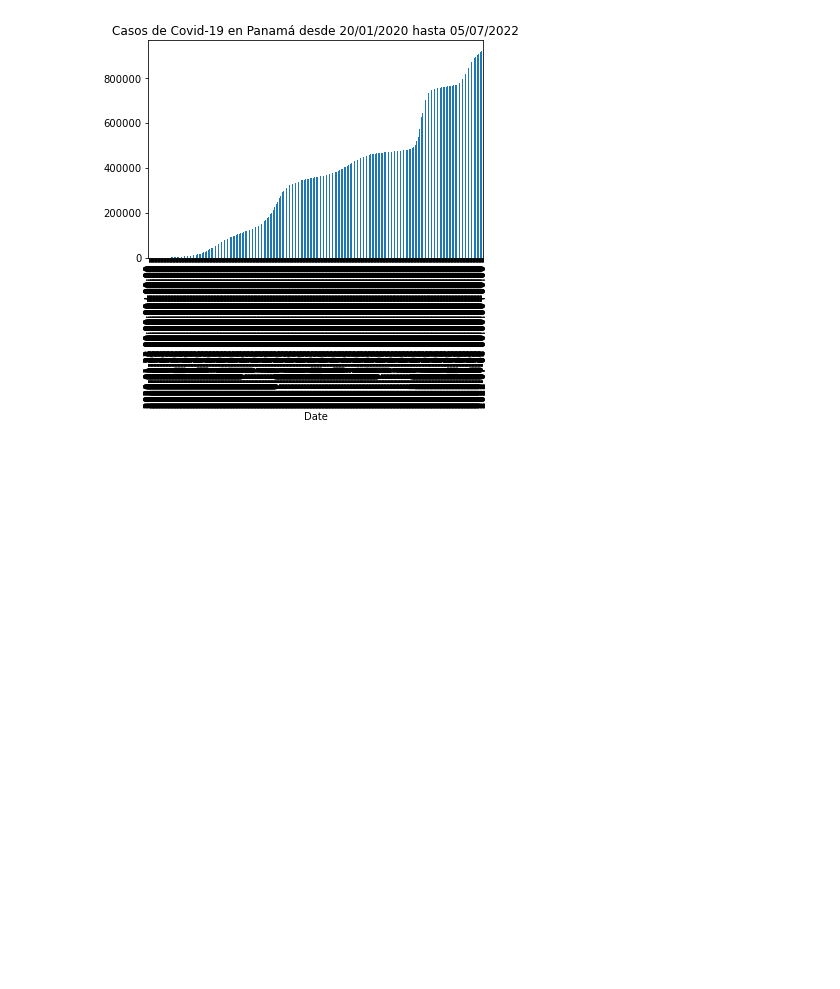
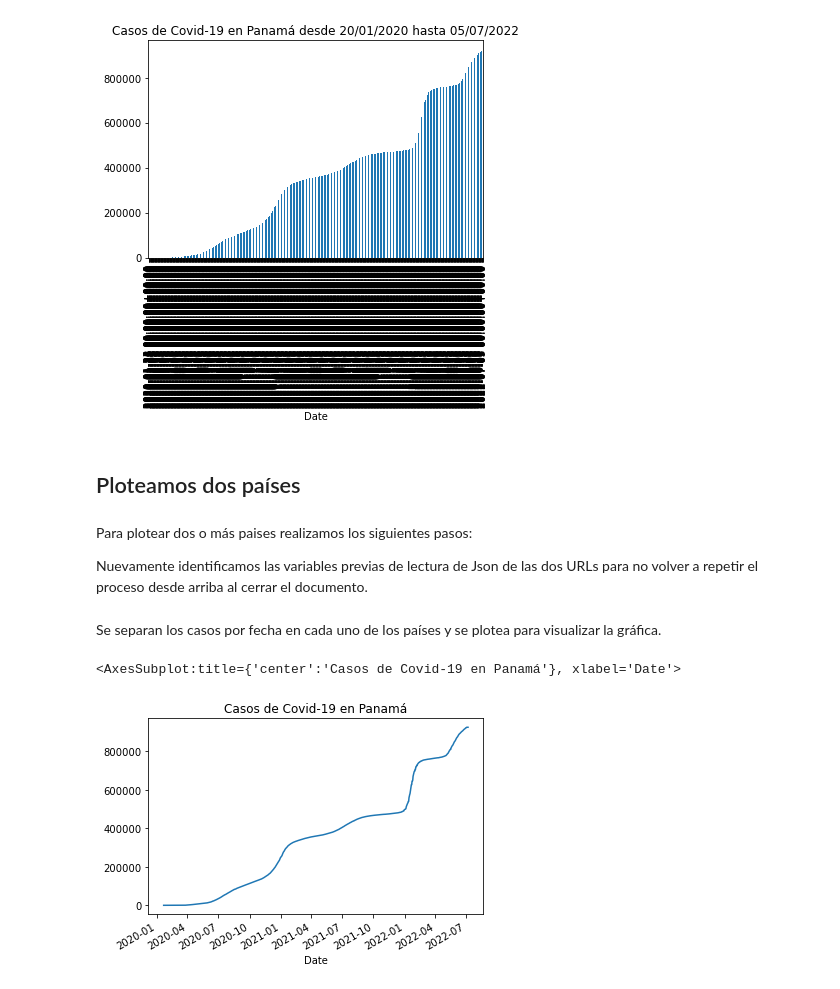
Before and after one commit to nebrijas/csaldanag, a Jupyter notebook: ad4.ipynb, the cells around one changed output. Drawn from its saved outputs; the diff is of its cells as text; code cells hidden in the pictures; blank space fills up the shorter version.

```diff
--- a/ad4.ipynb
+++ b/ad4.ipynb
@@ -160,3 +146,9 @@ plot_rt_pa = df_rt_pa.set_index('Date')['Cases'].plot(title="Casos de Covid-19 e
 plot_rt_pa = df_rt_pa.set_index('Date')['Cases'].plot(title="Casos de Covid-19 en Panamá desde 20/01/2020 hasta 05/07/2022",kind="bar")
 # %% [output]
 [figure]
+# %% [markdown]
+## Ploteamos dos países ##
+# %% [markdown]
+Para plotear dos o más paises realizamos los siguientes pasos:
+
+Nuevamente identificamos las variables previas de lectura de Json de las dos URLs para no volver a repetir el proceso desde arriba al cerrar el documento.
@@ -162,0 +158,8 @@ plot_rt_pa = df_rt_pa.set_index('Date')['Cases'].plot(title="Casos de Covid-19 e
+# %% [markdown]
+Se separan los casos por fecha en cada uno de los países y se plotea para visualizar la gráfica.
+# %%
+casos_pa = df_rt_pa.set_index('Date')['Cases']
+casos_pa.plot(title="Casos de Covid-19 en Panamá")
+# %% [output]
+<AxesSubplot:title={'center':'Casos de Covid-19 en Panamá'}, xlabel='Date'>
+[figure, added]
```
Also changed, not shown: parts of 51 cells of this notebook.
